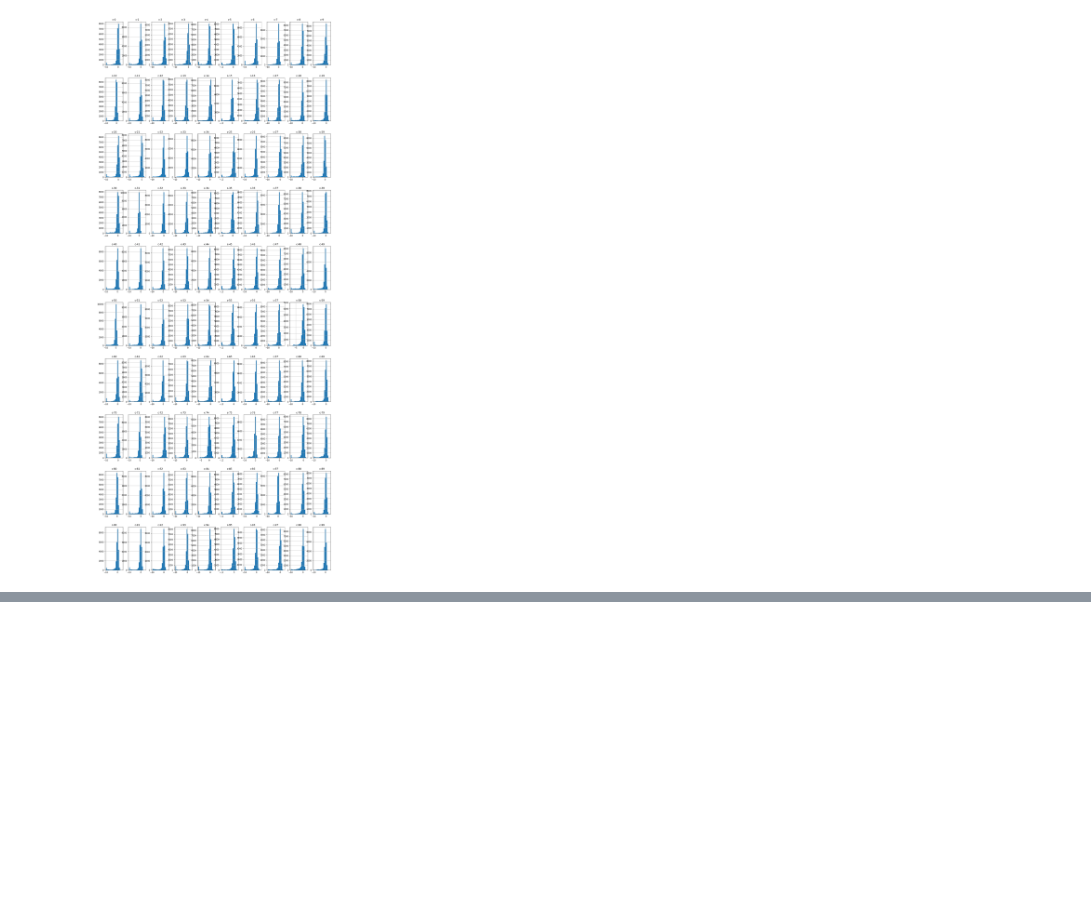
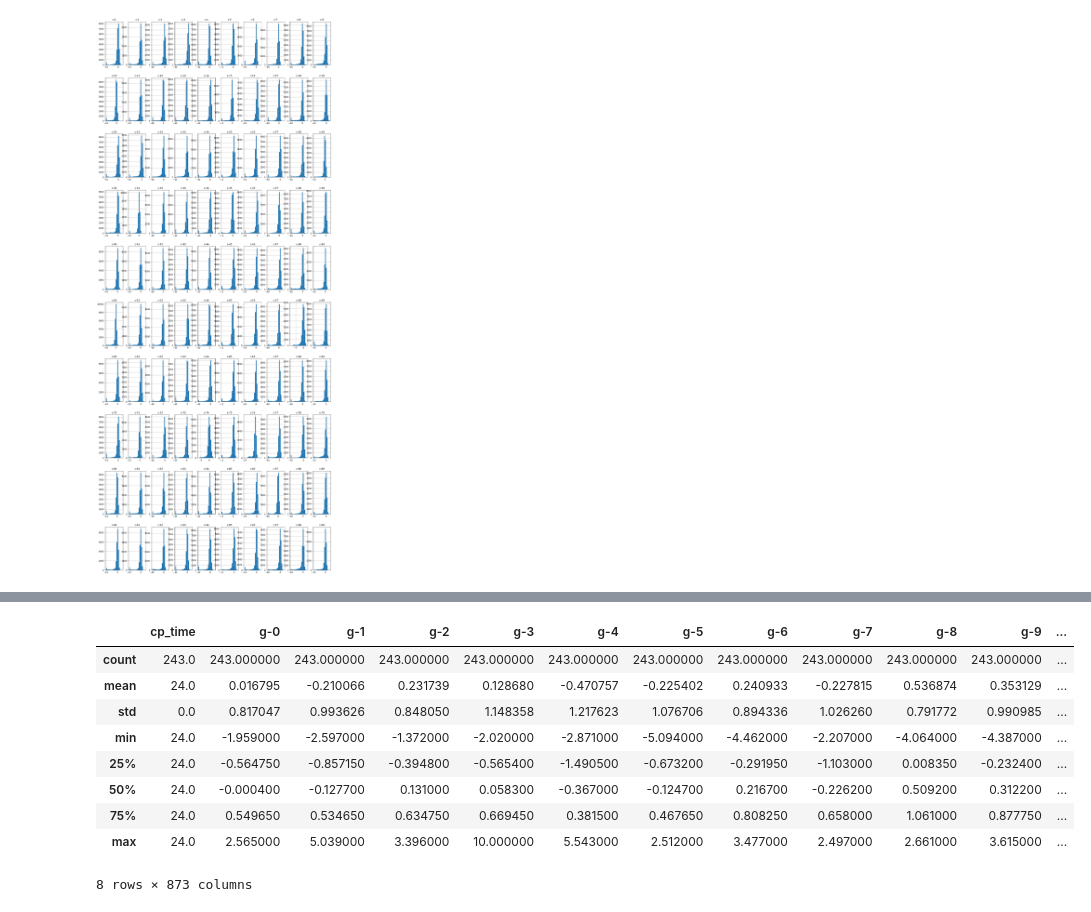
Before and after one commit to TruddelDu/MechanismOfActionPrediction, a Jupyter notebook: 00_Inital_Exploration.ipynb, the cells around one changed output, grey strips where cells are left out. Saved outputs shown, nothing was run; the diff lists cells and outputs as text; code cells hidden in the pictures; blank space fills up the shorter version.

```diff
--- a/00_Inital_Exploration.ipynb
+++ b/00_Inital_Exploration.ipynb
@@ -123,0 +177,13 @@ plt.show()
+# %%
+X_train[(X_train.cp_type=='ctl_vehicle') & (X_train.cp_time==24) & (X_train.cp_dose=='D2')].describe()
+# %% [output]
+|  | cp_time | g-0 | g-1 | g-2 | g-3 | g-4 | g-5 | g-6 | g-7 | g-8 | g-9 | ... |
+| count | 243.0 | 243.000000 | 243.000000 | 243.000000 | 243.000000 | 243.000000 | 243.000000 | 243.000000 | 243.000000 | 243.000000 | 243.000000 | ... |
+| mean | 24.0 | 0.016795 | -0.210066 | 0.231739 | 0.128680 | -0.470757 | -0.225402 | 0.240933 | -0.227815 | 0.536874 | 0.353129 | ... |
+| std | 0.0 | 0.817047 | 0.993626 | 0.848050 | 1.148358 | 1.217623 | 1.076706 | 0.894336 | 1.026260 | 0.791772 | 0.990985 | ... |
+| min | 24.0 | -1.959000 | -2.597000 | -1.372000 | -2.020000 | -2.871000 | -5.094000 | -4.462000 | -2.207000 | -4.064000 | -4.387000 | ... |
+| 25% | 24.0 | -0.564750 | -0.857150 | -0.394800 | -0.565400 | -1.490500 | -0.673200 | -0.291950 | -1.103000 | 0.008350 | -0.232400 | ... |
+| 50% | 24.0 | -0.000400 | -0.127700 | 0.131000 | 0.058300 | -0.367000 | -0.124700 | 0.216700 | -0.226200 | 0.509200 | 0.312200 | ... |
+| 75% | 24.0 | 0.549650 | 0.534650 | 0.634750 | 0.669450 | 0.381500 | 0.467650 | 0.808250 | 0.658000 | 1.061000 | 0.877750 | ... |
+| max | 24.0 | 2.565000 | 5.039000 | 3.396000 | 10.000000 | 5.543000 | 2.512000 | 3.477000 | 2.497000 | 2.661000 | 3.615000 | ... |
+8 rows × 873 columns
```
Also changed, not shown: parts of 17 cells of this notebook.
